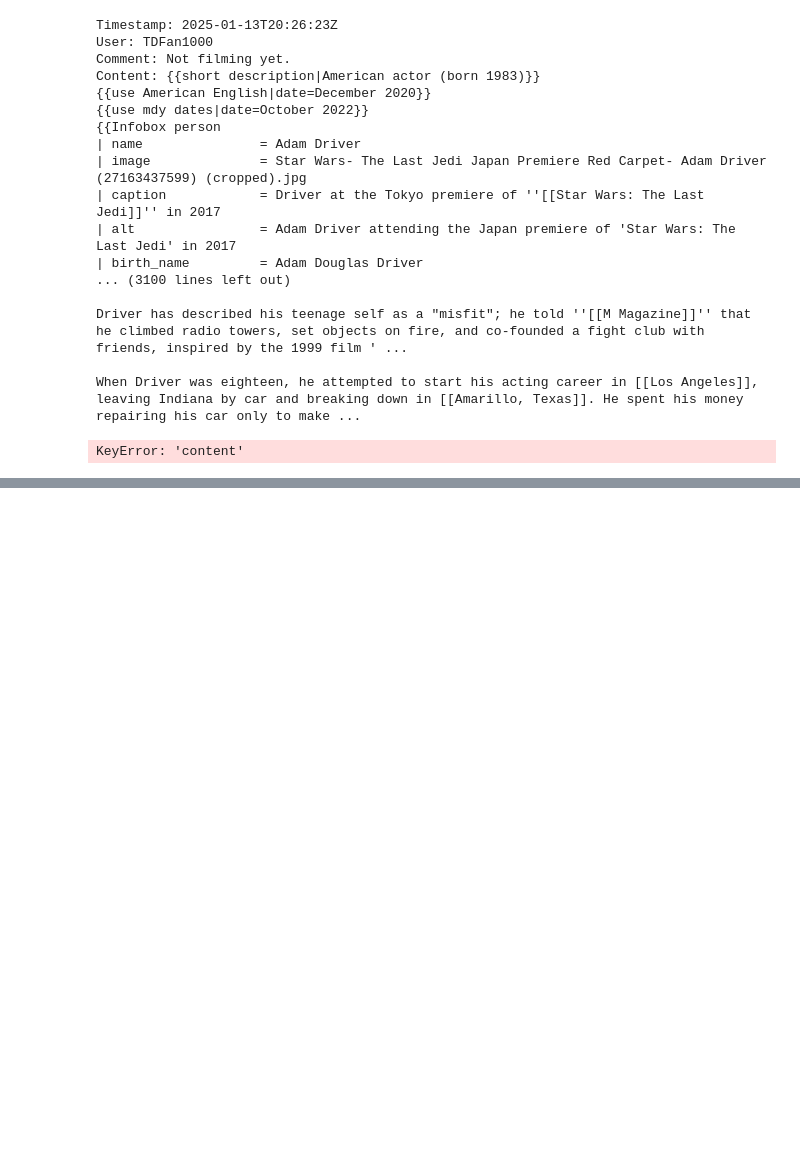
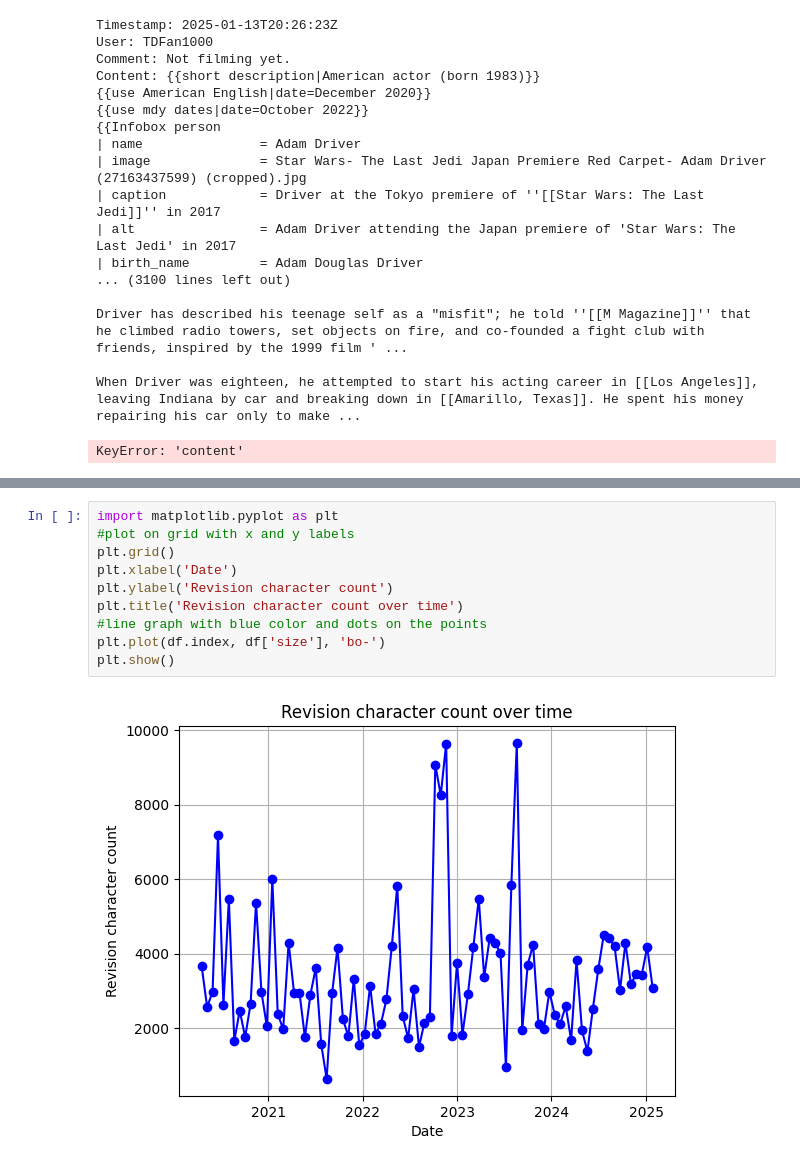
Before and after one commit to LeTartap/MBD-Wikipedia-Project, a Jupyter notebook: revisions.ipynb, the cells around one changed output, grey strips where cells are left out. Saved outputs shown, nothing was run; the diff lists cells and outputs as text; blank space fills up the shorter version.

```diff
--- a/revisions.ipynb
+++ b/revisions.ipynb
@@ -155,0 +199,12 @@ KeyError: 'content'
+# %%
+import matplotlib.pyplot as plt
+#plot on grid with x and y labels
+plt.grid()
+plt.xlabel('Date')
+plt.ylabel('Revision character count')
+plt.title('Revision character count over time')
+#line graph with blue color and dots on the points
+plt.plot(df.index, df['size'], 'bo-')
+plt.show()
+# %% [output]
+[figure, added]
```
Also changed, not shown: parts of 3 cells of this notebook, 3 other files.
